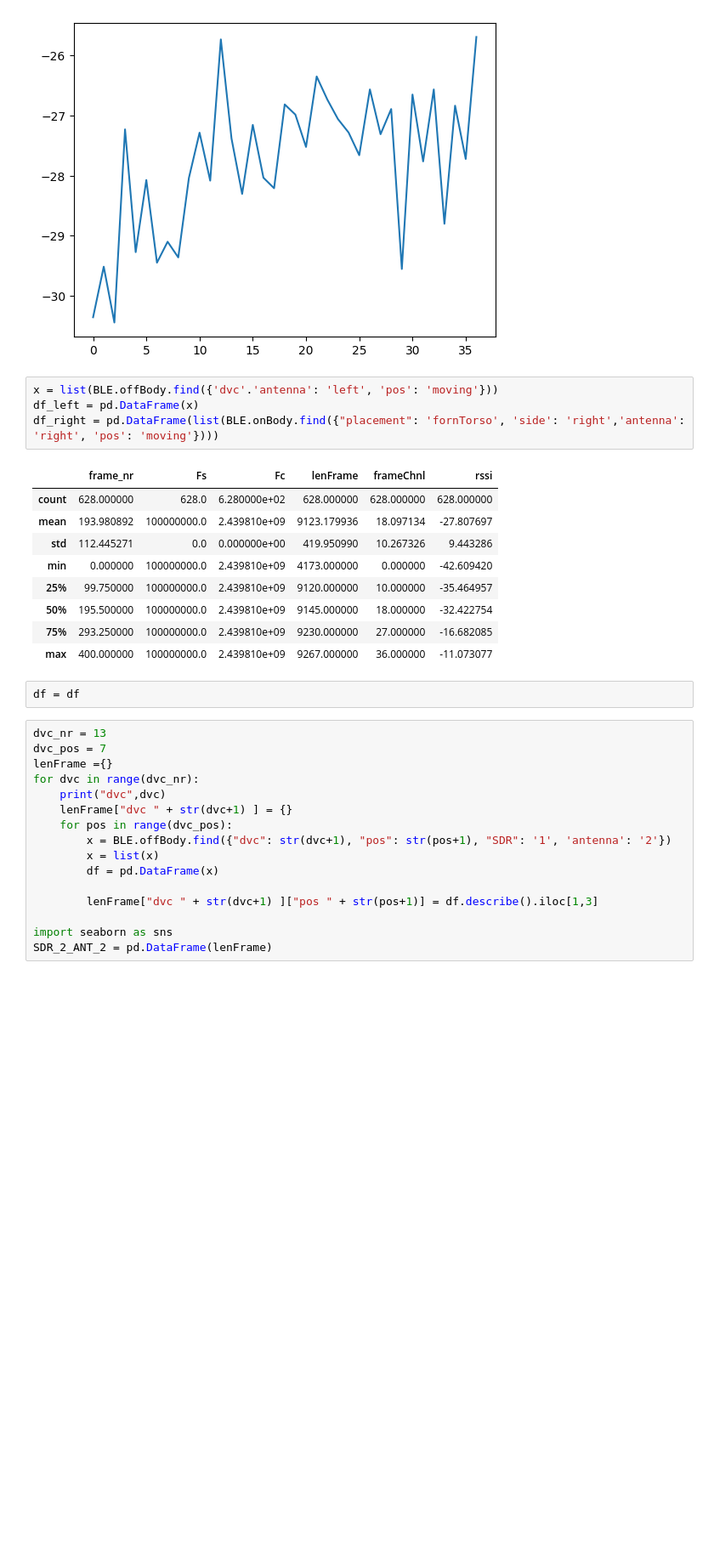
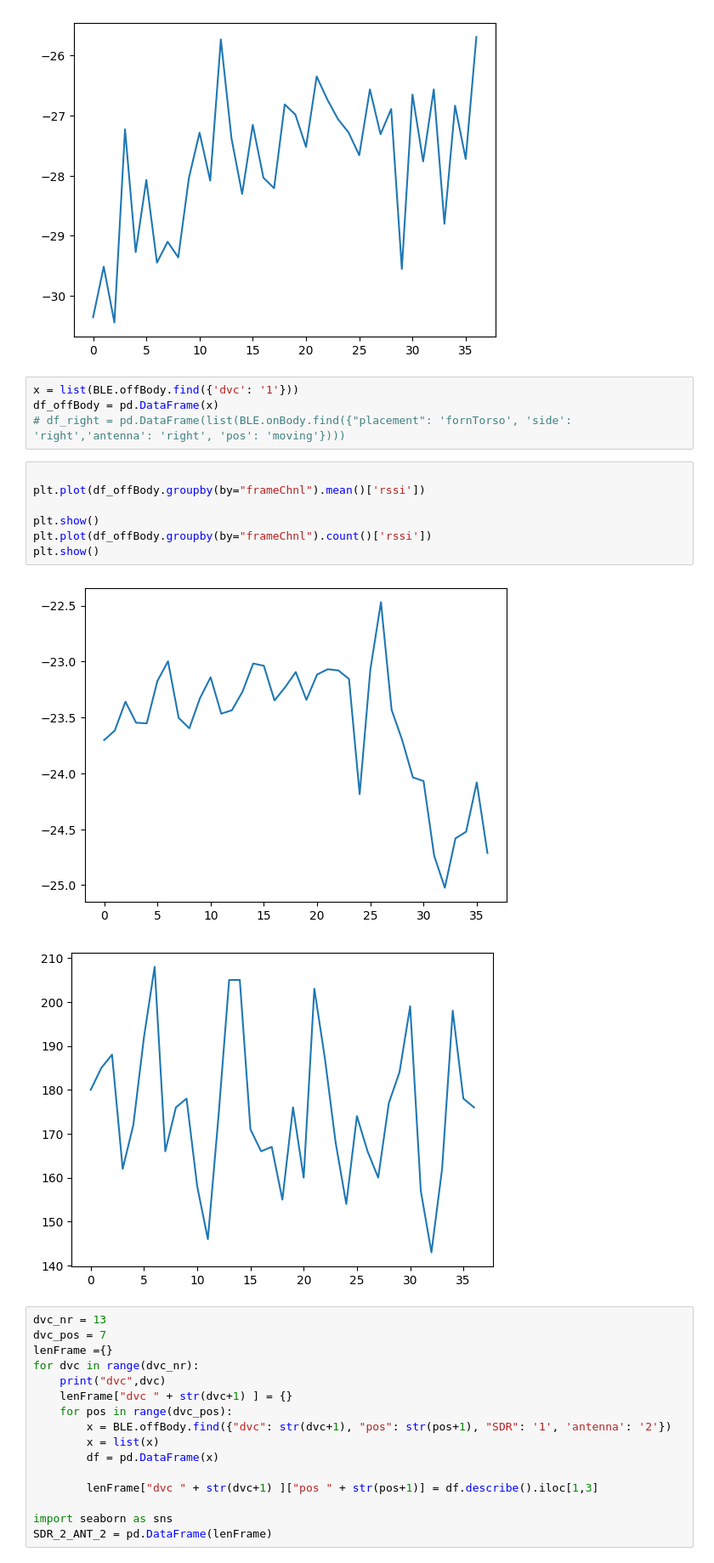
Before and after one commit to mkashani-phd/BLEWBAN_Dataset, a Jupyter notebook: src/Analysis.ipynb, the cells around one changed output. Shown at 85% size. Drawn from its saved outputs; the diff is of its cells as text; blank space fills up the shorter version.

Commit message:
rssi vs chnl for frequency coherent

```diff
--- a/src/Analysis.ipynb
+++ b/src/Analysis.ipynb
@@ -37,21 +37,19 @@ plt.show()
 [figure]
 [figure]
 # %%
-x = list(BLE.offBody.find({'dvc'.'antenna': 'left', 'pos': 'moving'}))
-df_left = pd.DataFrame(x)
-df_right = pd.DataFrame(list(BLE.onBody.find({"placement": 'fornTorso', 'side': 'right','antenna': 'right', 'pos': 'moving'})))
+x = list(BLE.offBody.find({'dvc': '1'}))
+df_offBody = pd.DataFrame(x)
+# df_right = pd.DataFrame(list(BLE.onBody.find({"placement": 'fornTorso', 'side': 'right','antenna': 'right', 'pos': 'moving'})))
-# %% [output]
-|  | frame_nr | Fs | Fc | lenFrame | frameChnl | rssi |
-| count | 628.000000 | 628.0 | 6.280000e+02 | 628.000000 | 628.000000 | 628.000000 |
-| mean | 193.980892 | 100000000.0 | 2.439810e+09 | 9123.179936 | 18.097134 | -27.807697 |
-| std | 112.445271 | 0.0 | 0.000000e+00 | 419.950990 | 10.267326 | 9.443286 |
-| min | 0.000000 | 100000000.0 | 2.439810e+09 | 4173.000000 | 0.000000 | -42.609420 |
-| 25% | 99.750000 | 100000000.0 | 2.439810e+09 | 9120.000000 | 10.000000 | -35.464957 |
-| 50% | 195.500000 | 100000000.0 | 2.439810e+09 | 9145.000000 | 18.000000 | -32.422754 |
-| 75% | 293.250000 | 100000000.0 | 2.439810e+09 | 9230.000000 | 27.000000 | -16.682085 |
-| max | 400.000000 | 100000000.0 | 2.439810e+09 | 9267.000000 | 36.000000 | -11.073077 |
-# %%
-df = df
+# %%
+
+plt.plot(df_offBody.groupby(by="frameChnl").mean()['rssi'])
+
+plt.show()
+plt.plot(df_offBody.groupby(by="frameChnl").count()['rssi'])
+plt.show()
+# %% [output]
+[figure, added]
+[figure, added]
 # %%
 dvc_nr = 13
 dvc_pos = 7
```
